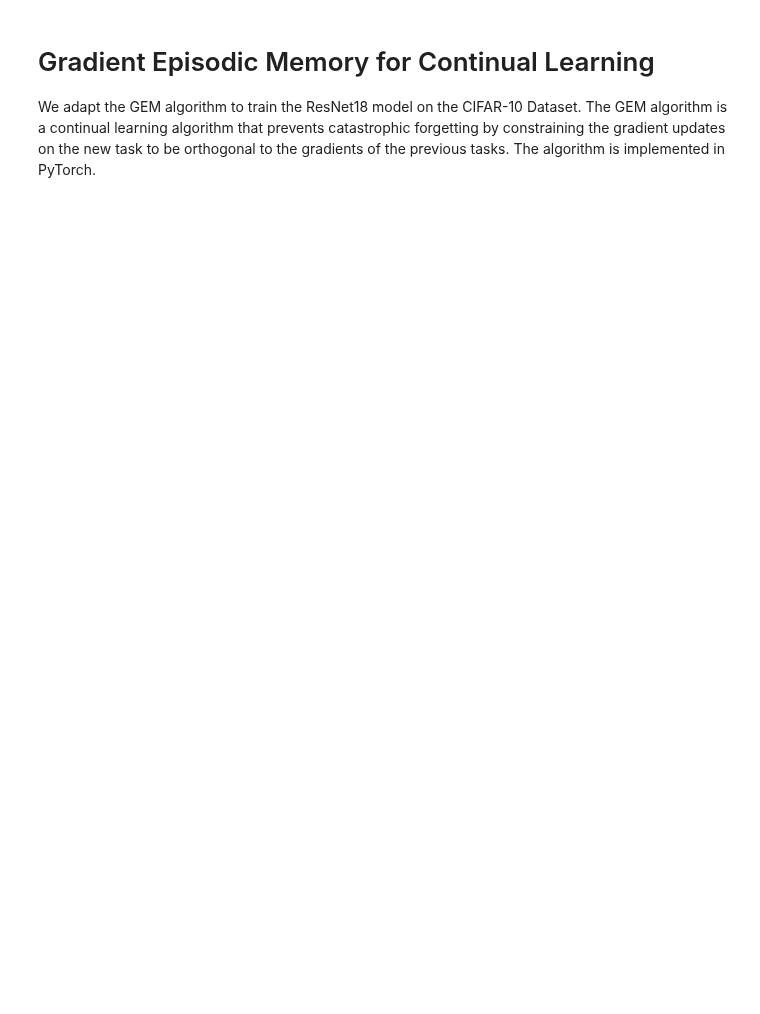
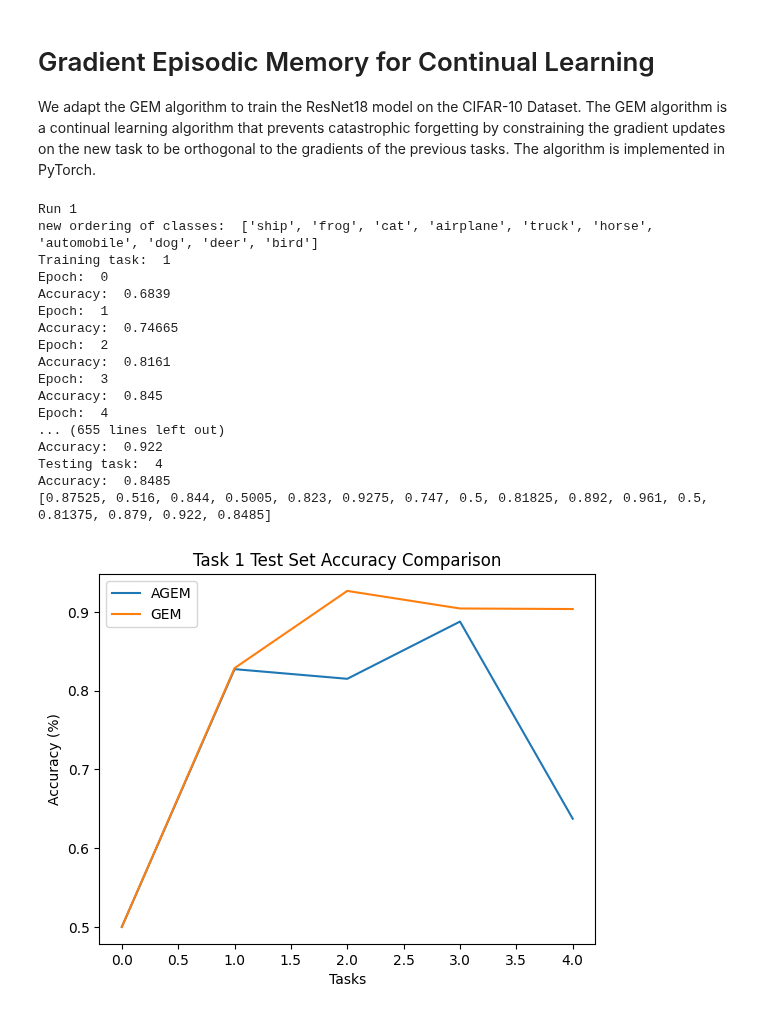
Before and after one commit to DROP-TABLE-CS407/Machine-Unlearning-x-Continual-Learning, a Jupyter notebook: GEM/GEM_ResNet18_CIFAR.ipynb, the cells around one changed output. Cells and saved outputs as stored; diff of their text form; code cells hidden in the pictures; blank space fills up the shorter version.

Commit message:
Pretraining a task working.

```diff
--- a/GEM/GEM_ResNet18_CIFAR.ipynb
+++ b/GEM/GEM_ResNet18_CIFAR.ipynb
@@ -22,7 +22,7 @@ import torch.nn as nn
 import quadprog
 
 AGEM = True
-PRETRAIN = 0 # number of initial classes to pretrain on
+PRETRAIN = 4 # number of initial classes to pretrain on
 # Globals
 DATASET_PATH = 'cifar-10-batches-py'
 CLASSES = ['airplane', 'automobile', 'bird', 'cat', 'deer', 'dog', 'frog', 'horse', 'ship', 'truck']
@@ -206,7 +206,7 @@ def agemprojection(gradient, gradient_memory, margin=0.5, eps=1e-3):
     g_transpose = g.view(1, -1)
     gref_transpose = gref.view(1, -1)
     dot_prod = torch.dot(g_transpose.squeeze(), gref.squeeze())
-    dot_prod = dot_prod / torch.dot(g.squeeze(), g_transpose.squeeze())
+    dot_prod = dot_prod / torch.dot(gref.squeeze(), gref_transpose.squeeze())
     # add epsilon to prevent numerical instability
     epsvector = torch.Tensor([eps]).cuda()
 
@@ -386,7 +386,7 @@ class Net(nn.Module):
         self.opt.step()
 # %%
 # define main function to run on the cifar dataset
-N_TASKS = 5 #[2 tasks [airplane, automobile, etc], [dog , frog, etc]]
+N_TASKS = 4 #[2 tasks [airplane, automobile, etc], [dog , frog, etc]]
 SIZE_OF_TASKS = 2
 N_OUTPUTS = 10
 N_INPUTS = 32 * 32 * 3
@@ -429,11 +429,11 @@ def run_cifar(args, n_inputs=N_INPUTS, n_outputs=N_OUTPUTS, n_tasks=N_TASKS, siz
         if i == 0 and PRETRAIN > 0: ## as task 1 we already grab from
             continue
         elif PRETRAIN > 0:
-            task_data, task_labels = split_into_classes(train_data, train_labels, NEWCLASSES[PRETRAIN + size_of_task * (i - 1) : PRETRAIN + size_of_task * i], NEWCLASSES)
+            task_data, task_labels = split_into_classes(train_data, train_labels, NEWCLASSES[PRETRAIN + size_of_task * (i-1) : PRETRAIN + size_of_task * (i)], NEWCLASSES)
             tasks.append([task_data, task_labels])
-            test_data, test_labels = split_into_classes(test_data, test_labels, NEWCLASSES[PRETRAIN + size_of_task * (i - 1) : PRETRAIN + size_of_task * i], NEWCLASSES)
-            tests.append(test_data)
-            tests.append(test_labels)
+            partition_test_data, partition_test_labels = split_into_classes(test_data, test_labels, NEWCLASSES[PRETRAIN + size_of_task * (i-1) : PRETRAIN + size_of_task * (i)], NEWCLASSES)
+            tests.append(partition_test_data)
+            tests.append(partition_test_labels)
         else:
             task_data, task_labels = split_into_classes(train_data, train_labels, NEWCLASSES[size_of_task * i : size_of_task * (i + 1)] , NEWCLASSES)
             tasks.append([task_data, task_labels])
@@ -570,35 +570,54 @@ for i in range(max_runs):
     print(f"Run {i+1}")
     random.shuffle(SHUFFLEDCLASSES)
     AGEM = True
     model, test_accuracies_AGEM = run_cifar(Args())
     print(test_accuracies_AGEM)
     test_accuracies_AGEM_all.append(test_accuracies_AGEM)
     AGEM = False
     model, test_accuracies_GEM = run_cifar(Args())
     print(test_accuracies_GEM)
     test_accuracies_GEM_all.append(test_accuracies_GEM)
 
 average_GEM_accuracies = np.mean(test_accuracies_GEM_all, axis=0)
 average_AGEM_accuracies = np.mean(test_accuracies_AGEM_all, axis=0)
 
 
 task_1_accuracies_GEM = []
 task_1_accuracies_GEM.append(0.5)
-for i in range(0, len(average_GEM_accuracies), 5):
+for i in range(0, len(average_GEM_accuracies), N_TASKS):
     task_1_accuracies_GEM.append(average_GEM_accuracies[i])
 task_1_accuracies_AGEM = []
 task_1_accuracies_AGEM.append(0.5)
-for i in range(0, len(average_AGEM_accuracies), 5):
+for i in range(0, len(average_AGEM_accuracies), N_TASKS):
     task_1_accuracies_AGEM.append(average_AGEM_accuracies[i])
 
 
 plt.plot(task_1_accuracies_AGEM, label='AGEM')
 plt.plot(task_1_accuracies_GEM, label='GEM')
 plt.title('Task 1 Test Set Accuracy Comparison')
 plt.ylabel('Accuracy (%)')
 plt.xlabel('Tasks')
 plt.legend()
 plt.show()
+# %% [output]
+Run 1
+new ordering of classes:  ['ship', 'frog', 'cat', 'airplane', 'truck', 'horse', 'automobile', 'dog', 'deer', 'bird']
+Training task:  1
+Epoch:  0
+Accuracy:  0.6839
+Epoch:  1
+Accuracy:  0.74665
+Epoch:  2
+Accuracy:  0.8161
+Epoch:  3
+Accuracy:  0.845
+Epoch:  4
+... (655 lines left out)
+Accuracy:  0.922
+Testing task:  4
+Accuracy:  0.8485
+[0.87525, 0.516, 0.844, 0.5005, 0.823, 0.9275, 0.747, 0.5, 0.81825, 0.892, 0.961, 0.5, 0.81375, 0.879, 0.922, 0.8485]
+[figure, added]
 # %%
 plot_task_accuracies(average_AGEM_accuracies, N_TASKS)
 plot_task_accuracies(average_GEM_accuracies, N_TASKS)
```
Also changed, not shown: parts of 1 cell of this notebook, 2 other files.
